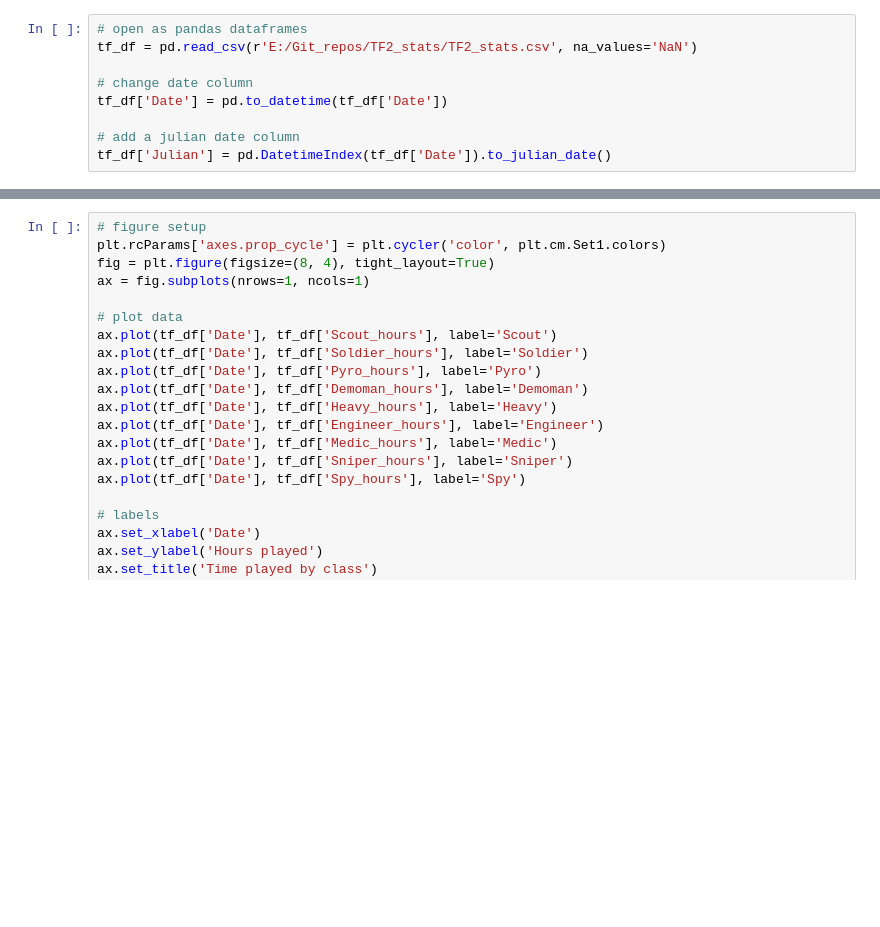
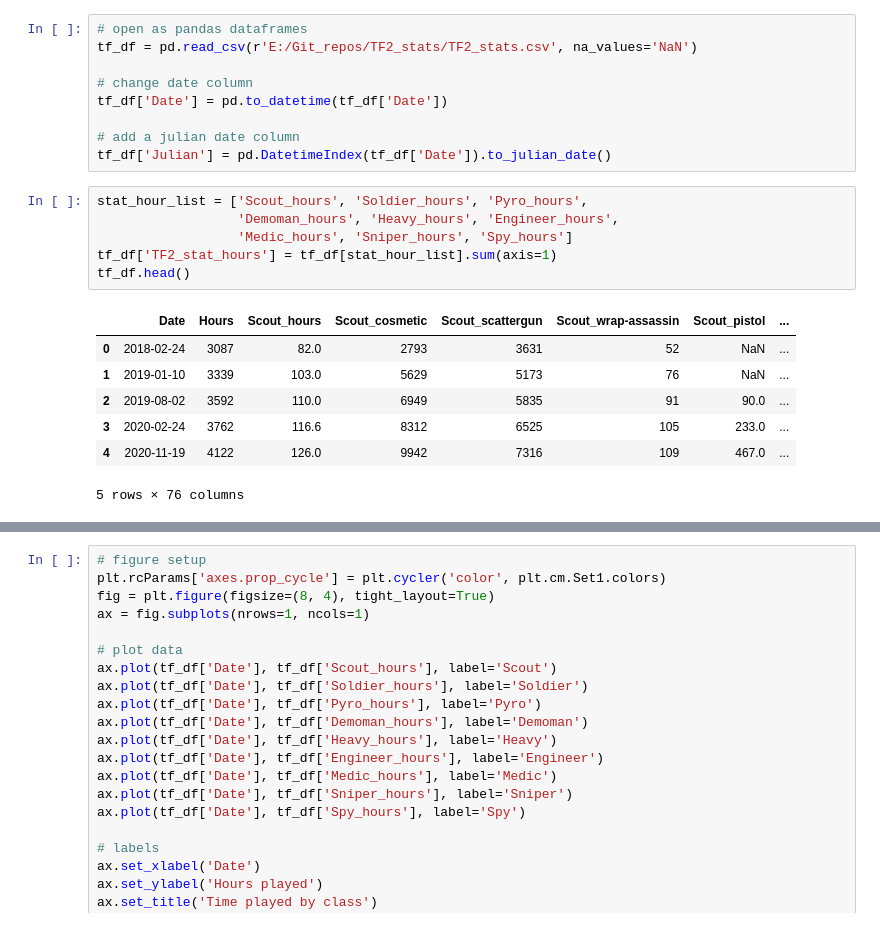
Before and after one commit to TimNagle-McNaughton/TF2_stats, a Jupyter notebook: Plot_generation.ipynb, the cells around one changed output, grey strips where cells are left out. Saved outputs shown, nothing was run; the diff lists cells and outputs as text; blank space fills up the shorter version.

```diff
--- a/Plot_generation.ipynb
+++ b/Plot_generation.ipynb
@@ -14,5 +14,19 @@ tf_df['Date'] = pd.to_datetime(tf_df['Date'])
 
 # add a julian date column
 tf_df['Julian'] = pd.DatetimeIndex(tf_df['Date']).to_julian_date()
+# %%
+stat_hour_list = ['Scout_hours', 'Soldier_hours', 'Pyro_hours',
+                  'Demoman_hours', 'Heavy_hours', 'Engineer_hours',
+                  'Medic_hours', 'Sniper_hours', 'Spy_hours']
+tf_df['TF2_stat_hours'] = tf_df[stat_hour_list].sum(axis=1)
+tf_df.head()
+# %% [output]
+|  | Date | Hours | Scout_hours | Scout_cosmetic | Scout_scattergun | Scout_wrap-assassin | Scout_pistol | ... |
+| 0 | 2018-02-24 | 3087 | 82.0 | 2793 | 3631 | 52 | NaN | ... |
+| 1 | 2019-01-10 | 3339 | 103.0 | 5629 | 5173 | 76 | NaN | ... |
+| 2 | 2019-08-02 | 3592 | 110.0 | 6949 | 5835 | 91 | 90.0 | ... |
+| 3 | 2020-02-24 | 3762 | 116.6 | 8312 | 6525 | 105 | 233.0 | ... |
+| 4 | 2020-11-19 | 4122 | 126.0 | 9942 | 7316 | 109 | 467.0 | ... |
+5 rows × 76 columns
 # %%
 # figure setup
```
Also changed, not shown: parts of 5 cells of this notebook, 1 other file.
